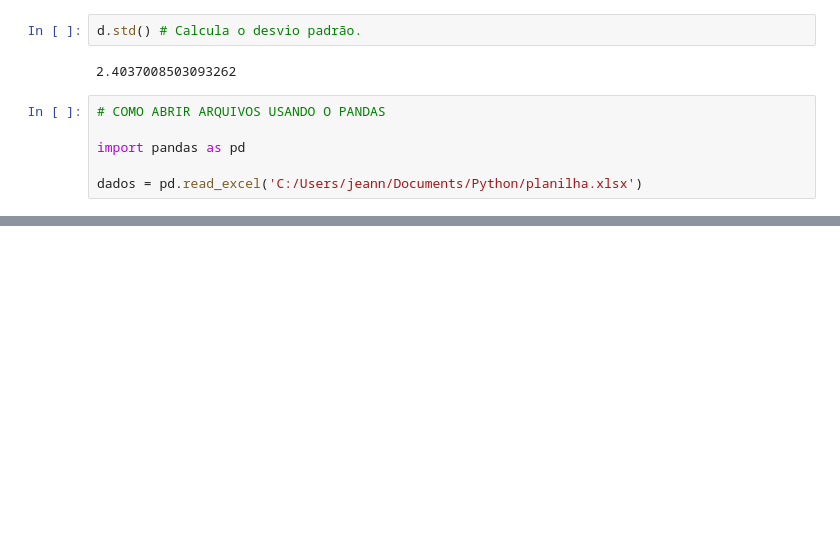
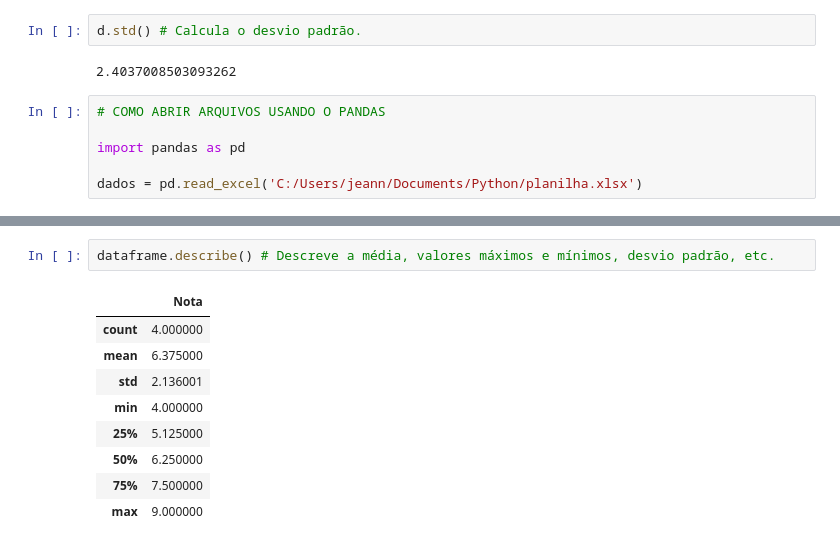
Before and after one commit to francojra/python_para_machine_learning, a Jupyter notebook: Machine_Learning.ipynb, the cells around one changed output, grey strips where cells are left out. Drawn from its saved outputs; the diff is of its cells as text; blank space fills up the shorter version.

```diff
--- a/Machine_Learning.ipynb
+++ b/Machine_Learning.ipynb
@@ -498,0 +545,12 @@ print(array)
+# %%
+dataframe.describe() # Descreve a média, valores máximos e mínimos, desvio padrão, etc.
+# %% [output]
+|  | Nota |
+| count | 4.000000 |
+| mean | 6.375000 |
+| std | 2.136001 |
+| min | 4.000000 |
+| 25% | 5.125000 |
+| 50% | 6.250000 |
+| 75% | 7.500000 |
+| max | 9.000000 |
```
Also changed, not shown: parts of 23 cells of this notebook.
